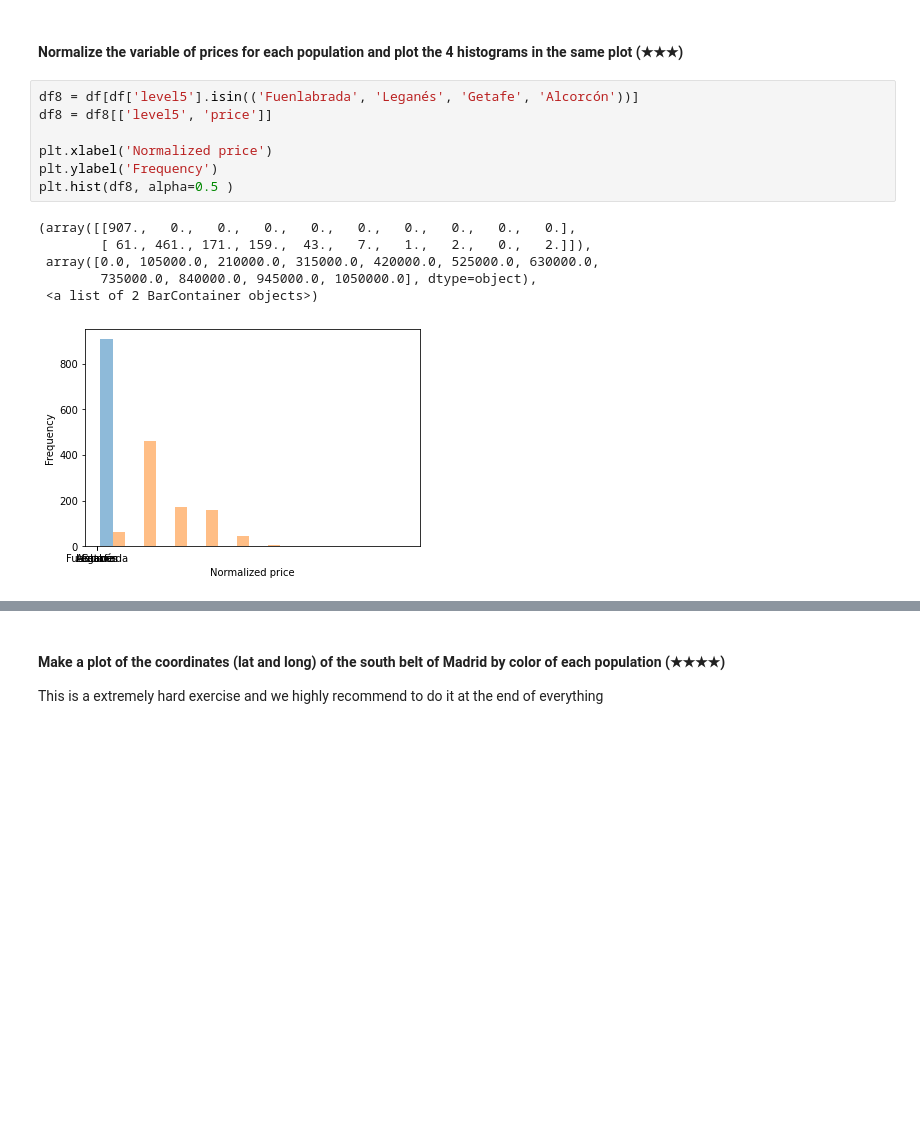
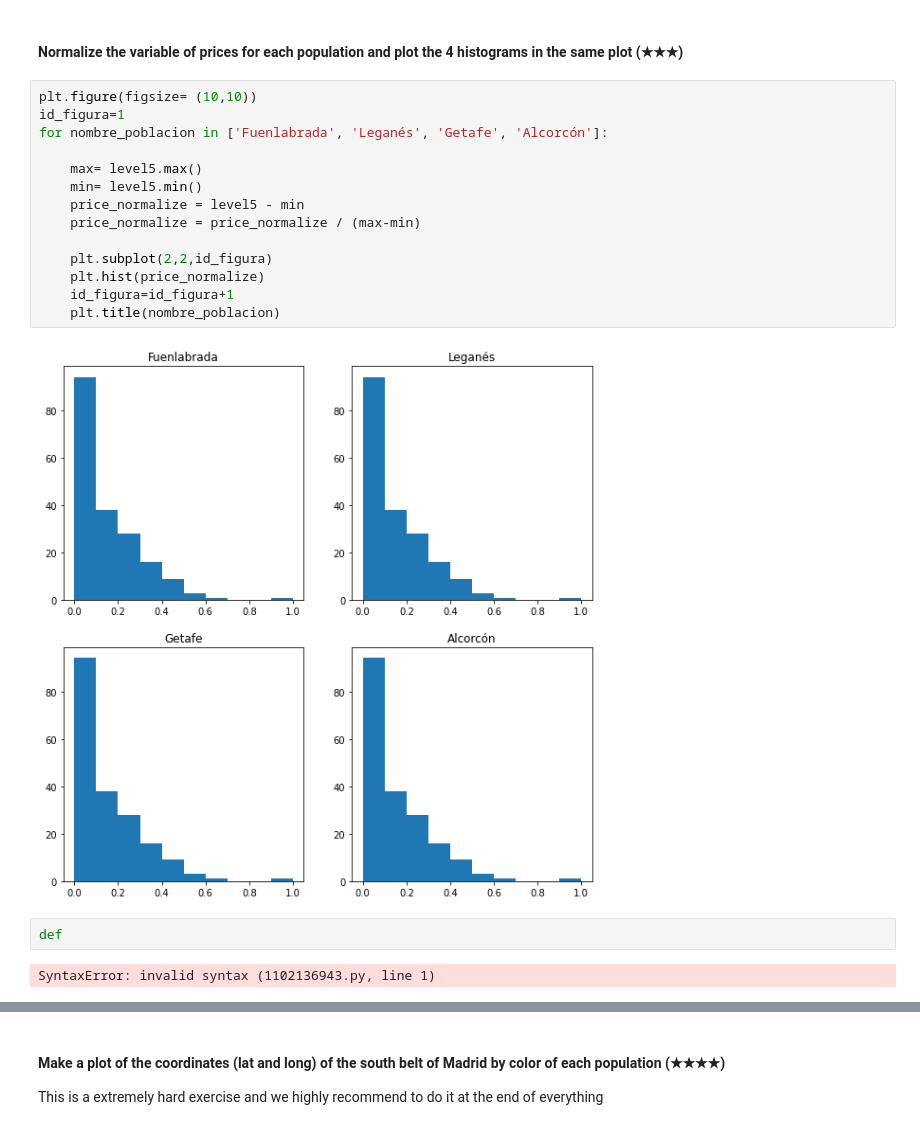
Before and after one commit to 4GeeksAcademy/realestate-datacleanup-exercise, a Jupyter notebook: project.ipynb, the cells around one changed output, grey strips where cells are left out. Saved outputs shown, nothing was run; the diff lists cells and outputs as text; blank space fills up the shorter version.

```diff
--- a/project.ipynb
+++ b/project.ipynb
@@ -222,17 +222,23 @@ df7
 907 rows × 2 columns
 # %% [markdown]
 #### Normalize the variable of prices for each population and plot the 4 histograms in the same plot (★★★)
-# %%
-df8 = df[df['level5'].isin(('Fuenlabrada', 'Leganés', 'Getafe', 'Alcorcón'))]
-df8 = df8[['level5', 'price']]
-
-plt.xlabel('Normalized price')
-plt.ylabel('Frequency')
-plt.hist(df8, alpha=0.5 )
-# %% [output]
-(array([[907.,   0.,   0.,   0.,   0.,   0.,   0.,   0.,   0.,   0.],
-        [ 61., 461., 171., 159.,  43.,   7.,   1.,   2.,   0.,   2.]]),
- array([0.0, 105000.0, 210000.0, 315000.0, 420000.0, 525000.0, 630000.0,
-        735000.0, 840000.0, 945000.0, 1050000.0], dtype=object),
- <a list of 2 BarContainer objects>)
-[figure, removed]
+# %%
+plt.figure(figsize= (10,10))
+id_figura=1
+for nombre_poblacion in ['Fuenlabrada', 'Leganés', 'Getafe', 'Alcorcón']:
+
+    max= level5.max()
+    min= level5.min()
+    price_normalize = level5 - min
+    price_normalize = price_normalize / (max-min)
+
+    plt.subplot(2,2,id_figura)
+    plt.hist(price_normalize)
+    id_figura=id_figura+1
+    plt.title(nombre_poblacion)
+# %% [output]
+[figure, added]
+# %%
+def
+# %% [output]
+SyntaxError: invalid syntax (1102136943.py, line 1)
```
Also changed, not shown: parts of 1 cell of this notebook.
